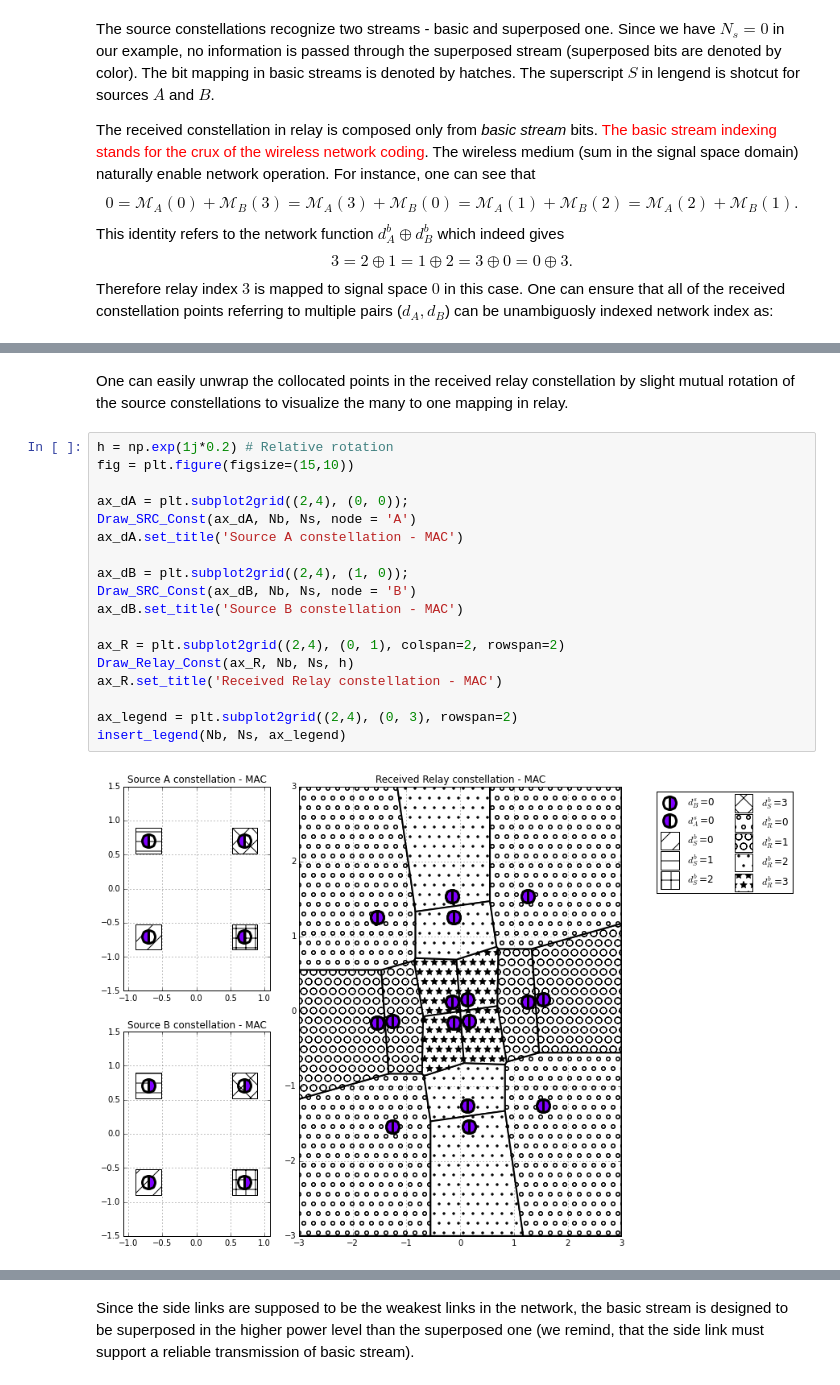
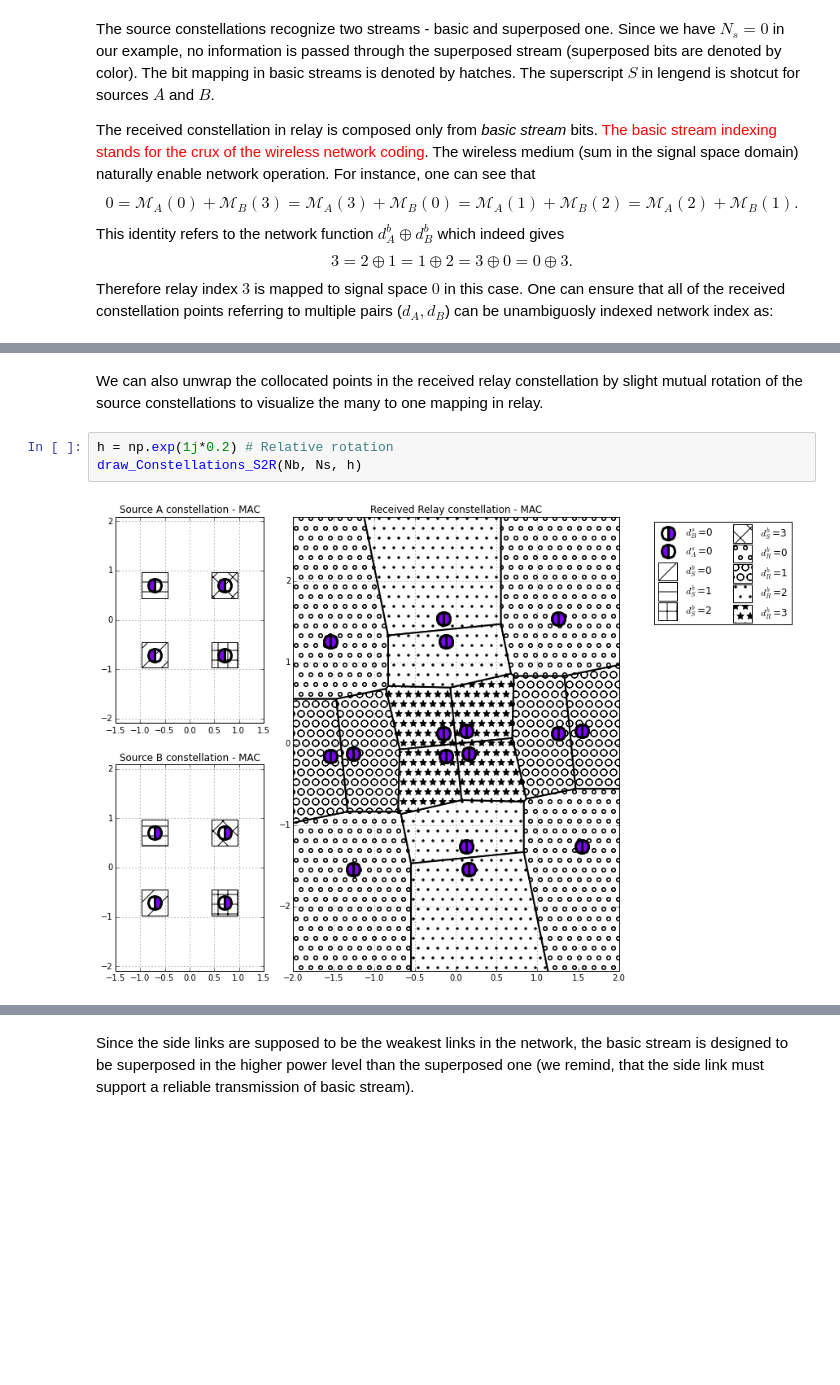
Before and after one commit to ProchazkaPavel/EURASIP_2017, a Jupyter notebook: web_pres/From_NIF_to_WNC.ipynb, the cells around one changed output, grey strips where cells are left out. Cells and saved outputs as stored; diff of their text form; blank space fills up the shorter version.

```diff
--- a/web_pres/From_NIF_to_WNC.ipynb
+++ b/web_pres/From_NIF_to_WNC.ipynb
@@ -84,27 +72,12 @@ for c in un_const[0]: # assign the basic stream indecis in the relay received co
 [1, 1] : (1.41421356237+0j)
 [0] : (1.41421356237+1.41421356237j)
 # %% [markdown]
-One can easily unwrap the collocated points in the received relay constellation by slight mutual rotation of the source constellations to visualize the many to one mapping in relay.
+We can also unwrap the collocated points in the received relay constellation by slight mutual rotation of the source constellations to visualize the many to one mapping in relay.
-# %%
-h = np.exp(1j*0.2) # Relative rotation
-fig = plt.figure(figsize=(15,10))
-
-ax_dA = plt.subplot2grid((2,4), (0, 0));
-Draw_SRC_Const(ax_dA, Nb, Ns, node = 'A')
-ax_dA.set_title('Source A constellation - MAC')
-
-ax_dB = plt.subplot2grid((2,4), (1, 0));
-Draw_SRC_Const(ax_dB, Nb, Ns, node = 'B')
-ax_dB.set_title('Source B constellation - MAC')
-
-ax_R = plt.subplot2grid((2,4), (0, 1), colspan=2, rowspan=2)
-Draw_Relay_Const(ax_R, Nb, Ns, h)
-ax_R.set_title('Received Relay constellation - MAC')
-
-ax_legend = plt.subplot2grid((2,4), (0, 3), rowspan=2)
-insert_legend(Nb, Ns, ax_legend)
-# %% [output]
-[figure, removed]
+# %%
+h = np.exp(1j*0.2) # Relative rotation
+draw_Constellations_S2R(Nb, Ns, h)
+# %% [output]
+[figure, added]
 # %% [markdown]
 The aforementioned property allowing the unambiguous indexing can be formally written in terms of exclusivity of the network function. It means that all source data resulting into the overllaping points in the received constellation must refer to the <em>same</em> network data. In the other words,
 $$
```
Also changed, not shown: parts of 30 cells of this notebook, 2 other files.
